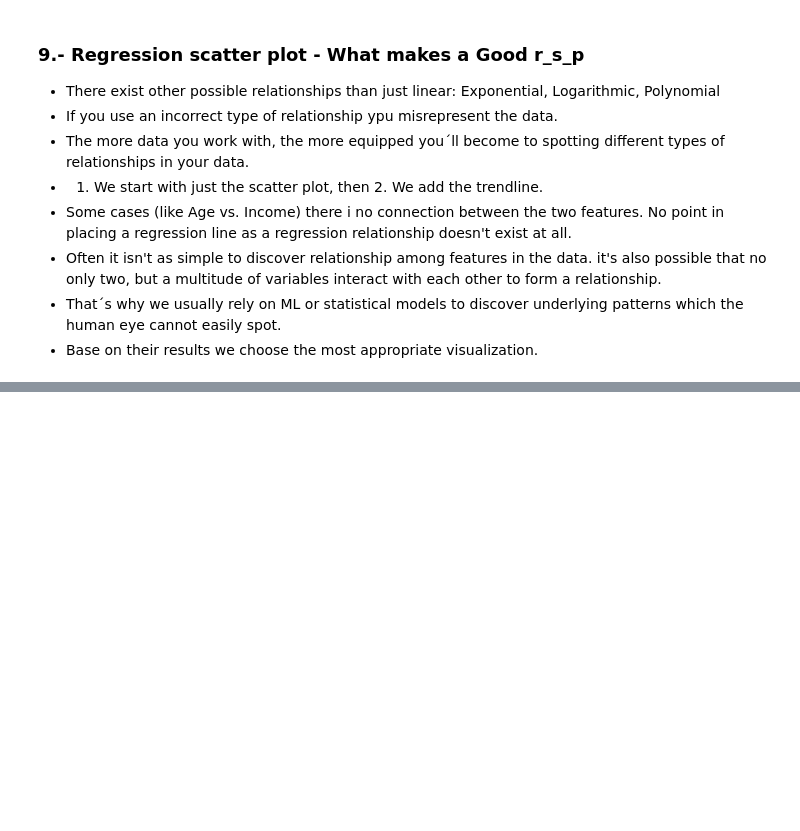
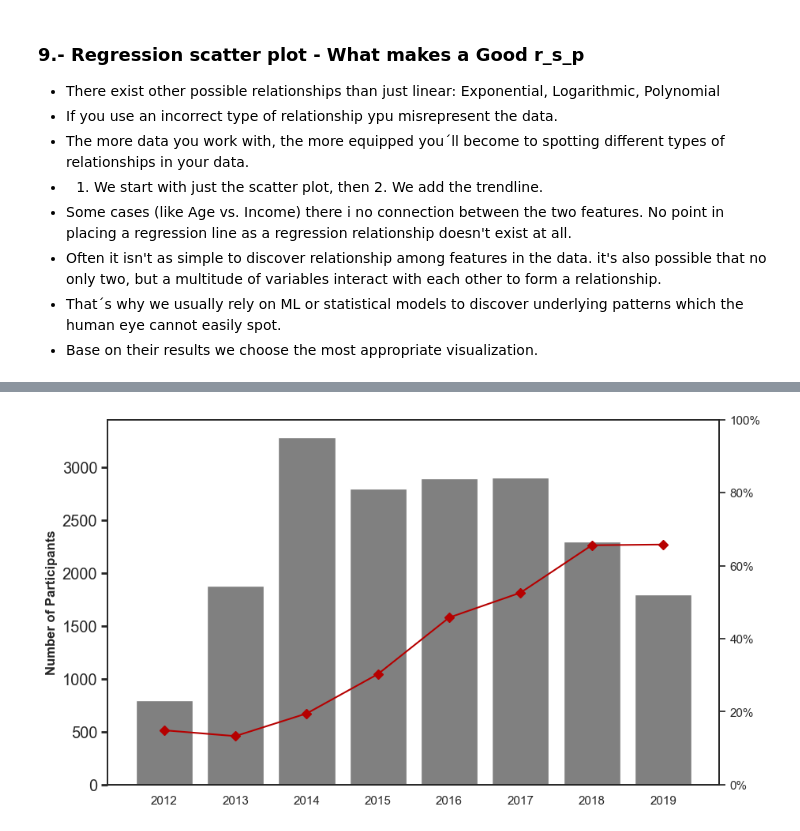
Before and after one commit to jmonti-gh/365DS_jm, a Jupyter notebook: 6_Complete_Data_Viz/0_complete_data_viz_py.ipynb, the cells around one changed output, grey strips where cells are left out. Cells and saved outputs as stored; diff of their text form; code cells hidden in the pictures; blank space fills up the shorter version.

Commit message:
chore: add Interpretation and What makes a good Bar + Line cahrt

```diff
--- a/6_Complete_Data_Viz/0_complete_data_viz_py.ipynb
+++ b/6_Complete_Data_Viz/0_complete_data_viz_py.ipynb
@@ -343,0 +339,4 @@ plt.show()
+# %%
+# Import/read the data
+df_kgnuggets = pd.read_csv('A_bar_line_chart_data.csv')
+df_kgnuggets
@@ -343,0 +357,24 @@ plt.show()
+# %%
+from matplotlib.ticker import PercentFormatter  # To format Python Users numbers into precentages
+sns.set_style('white')
+
+fig, ax = plt.subplots(figsize=(10, 6))
+ax.bar(df_kgnuggets['Year'],
+       df_kgnuggets['Participants'],
+       color='grey')
+ax.set_ylabel('Number of Participants',
+              fontweight='bold')
+ax.tick_params(axis='y',
+               width=2,
+               labelsize='large')
+ax1 = ax.twinx()        # create another y-axis sharing a common x-axis
+ax1.set_ylim(0, 1)      # make the secondary y scale from 0 to 1
+ax1.yaxis.set_major_formatter(PercentFormatter(xmax=1.0))
+ax1.plot(df_kgnuggets['Year'],
+         df_kgnuggets['Python Users'],
+         color='#b60000',
+         marker = 'D')
+
+plt.show()
+# %% [output]
+[figure, added]
```
Also changed, not shown: parts of 8 cells of this notebook, 9 other files.
